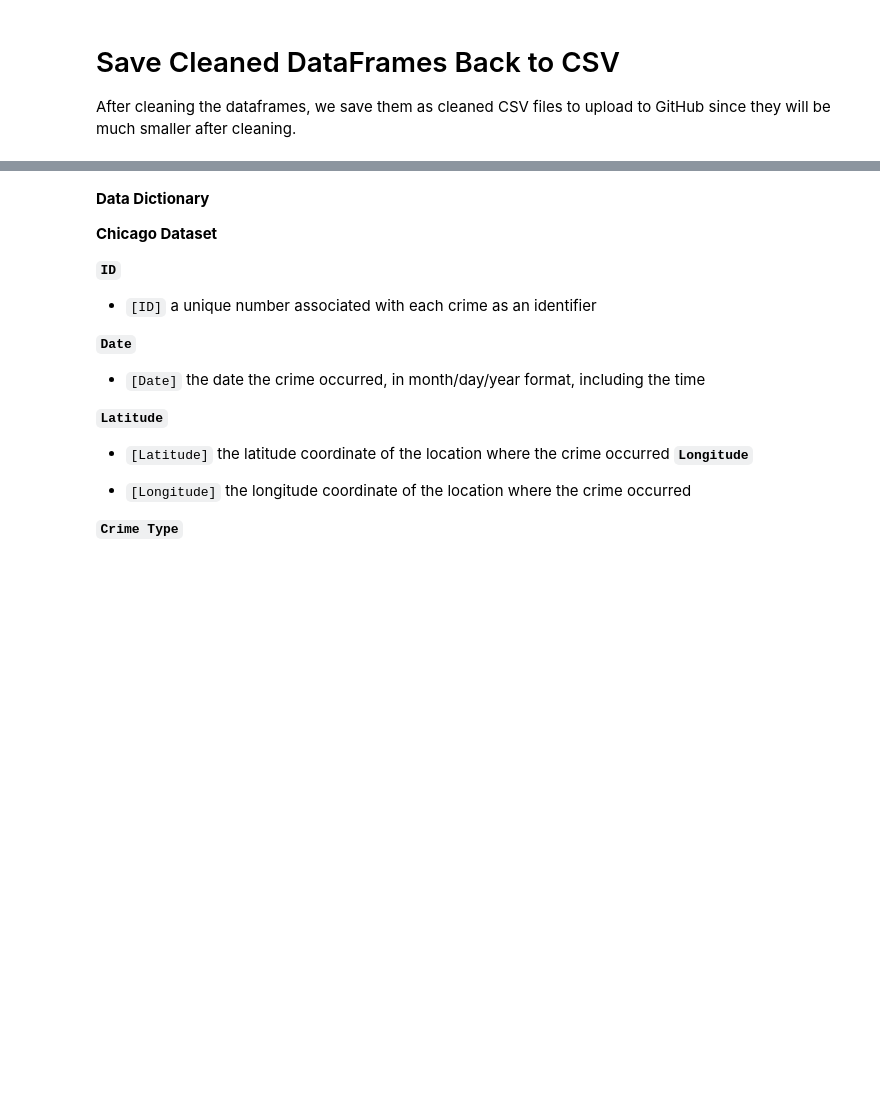
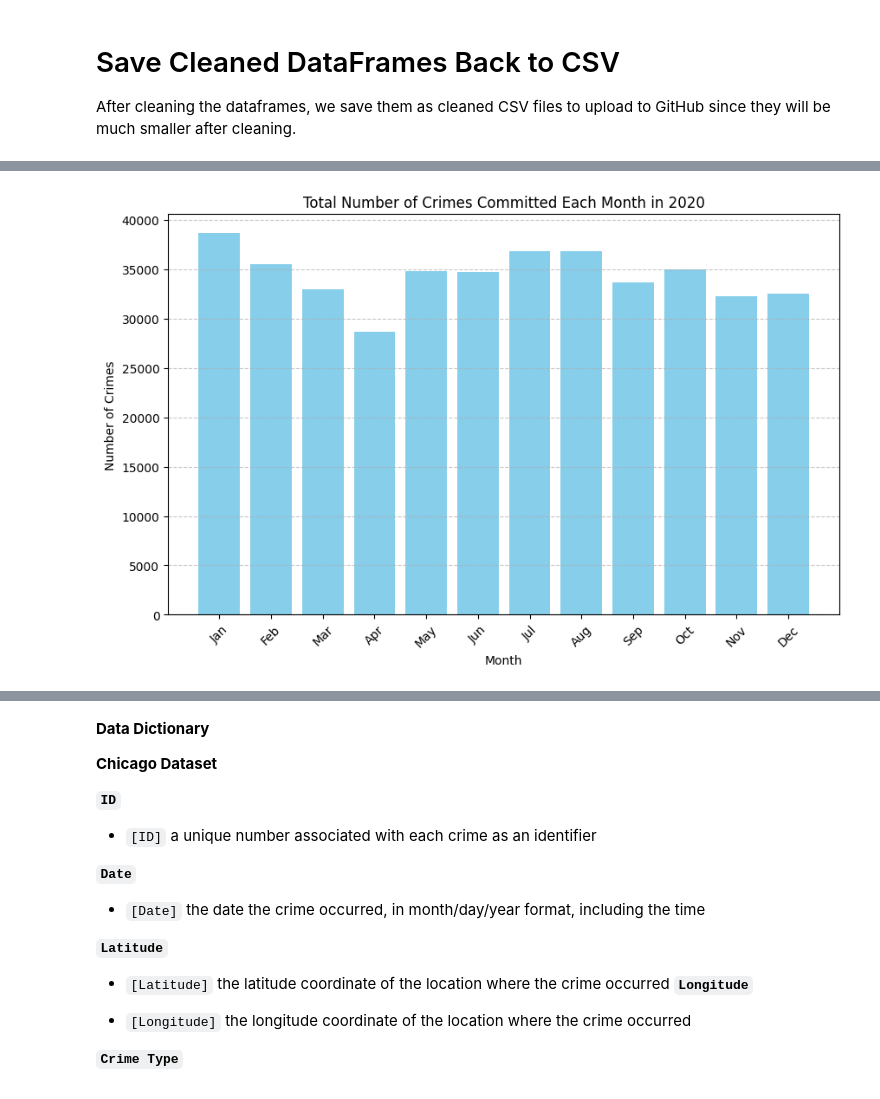
Before and after one commit to Julia27J/Wheeler-Wilkinson, a Jupyter notebook: LA_and_Chicago_analysis.ipynb, the cells around one changed output, grey strips where cells are left out. Drawn from its saved outputs; the diff is of its cells as text; code cells hidden in the pictures; blank space fills up the shorter version.

```diff
--- a/LA_and_Chicago_analysis.ipynb
+++ b/LA_and_Chicago_analysis.ipynb
@@ -368,0 +490,18 @@ LA cleaned CSV saved as 'LA_Crime_Cleaned.csv'.
+# %%
+import matplotlib.pyplot as plt
+
+# List of months and their corresponding crime counts
+months = ['Jan', 'Feb', 'Mar', 'Apr', 'May', 'Jun', 'Jul', 'Aug', 'Sep', 'Oct', 'Nov', 'Dec']
+crime_counts = [len(jan_2020), len(feb_2020), len(mar_2020), len(apr_2020), len(may_2020), len(jun_2020), len(jul_2020), len(aug_2020), len(sep_2020), len(oct_2020), len(nov_2020), len(dec_2020)]
+
+# Create a bar plot
+plt.figure(figsize=(10, 6))
+plt.bar(months, crime_counts, color='skyblue')
+plt.title('Total Number of Crimes Committed Each Month in 2020')
+plt.xlabel('Month')
+plt.ylabel('Number of Crimes')
+plt.xticks(rotation=45)
+plt.grid(axis='y', linestyle='--', alpha=0.7)
+plt.show()
+# %% [output]
+[figure, added]
```
Also changed, not shown: parts of 15 cells of this notebook.
